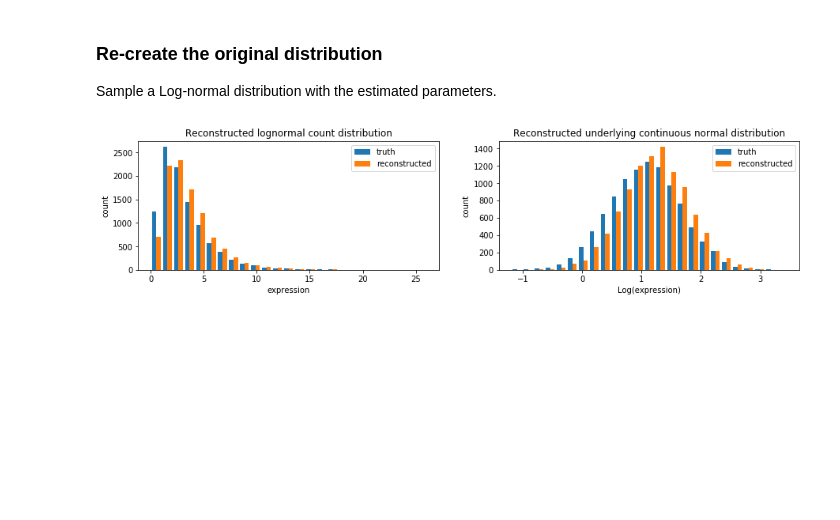
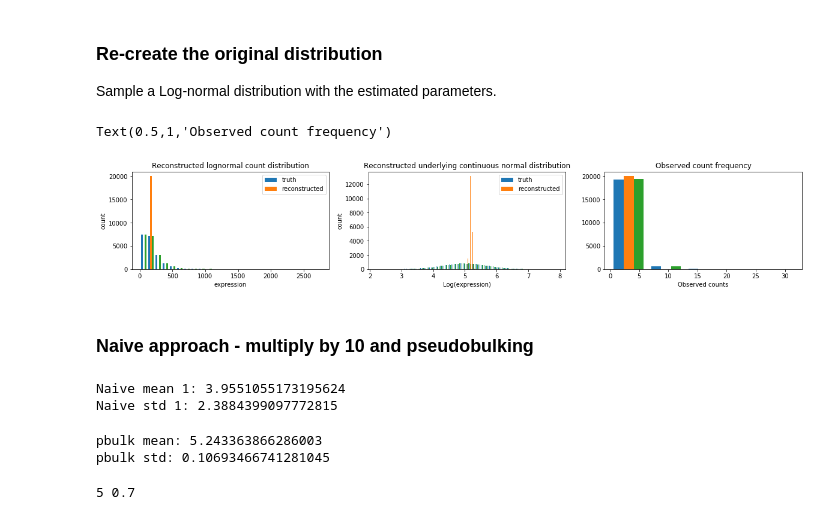
Before and after one commit to yelabucsf/scrna-parameter-estimation, a Jupyter notebook: notebooks/1d_em_simulation_lognormal.ipynb, the cells around one changed output. Cells and saved outputs as stored; diff of their text form; code cells hidden in the pictures; blank space fills up the shorter version.

```diff
--- a/notebooks/1d_em_simulation_lognormal.ipynb
+++ b/notebooks/1d_em_simulation_lognormal.ipynb
@@ -212,0 +278,4 @@ for itr in range(NUM_ITER):
+# %%
+data = data.join(
+    base_dataframe,
+    how='left')
@@ -231,20 +353,71 @@ Text(0.5,1,'log(scale) [mu]')
 Sample a Log-normal distribution with the estimated parameters.
 # %%
 reconstructed_counts = np.clip(
-    np.round(stats.lognorm.rvs(s=s, scale=scale, size=num_cells) ),
+    np.round(stats.lognorm.rvs(
+        s=sigma_hat,
+        scale=np.exp(mu_hat),
+        size=num_cells) ),
     a_min=0,
     a_max=1000).astype(np.int64)
-reconstructed_normal = stats.norm.rvs(loc=np.log(scale), scale=s, size=num_cells)
+
+reconstructed_counts_closed = np.clip(
+    np.round(stats.lognorm.rvs(
+        s=sigma_hat_closed,
+        scale=np.exp(mu_hat_closed),
+        size=num_cells) ),
+    a_min=0,
+    a_max=1000).astype(np.int64)
+
+reconstructed_normal = stats.norm.rvs(
+    loc=mu_hat,
+    scale=sigma_hat, size=num_cells)
+
+reconstructed_normal_closed = stats.norm.rvs(
+    loc=mu_hat_closed,
+    scale=sigma_hat_closed, size=num_cells)
+
+reconstructed_observed =  np.random.binomial(n=reconstructed_counts, p=p)
+reconstructed_observed_closed =  np.random.binomial(n=reconstructed_counts_closed, p=p)
 # %%
-plt.figure(figsize=(15, 3))
-plt.subplot(1, 2, 1);
-plt.hist([ground_truth_counts, reconstructed_counts], bins=25);
+plt.figure(figsize=(20, 3))
+plt.subplot(1, 3, 1);
+plt.hist([ground_truth_counts, reconstructed_counts, reconstructed_counts_closed], bins=25);
 plt.xlabel('expression');plt.ylabel('count'); plt.legend(['truth', 'reconstructed']);
 plt.title('Reconstructed lognormal count distribution');
 
-plt.subplot(1, 2, 2);
-plt.hist([normal_continuous, reconstructed_normal], bins=25);
+plt.subplot(1, 3, 2);
+plt.hist([normal_continuous, reconstructed_normal, reconstructed_normal_closed], bins=80);
 plt.xlabel('Log(expression)');plt.ylabel('count'); plt.legend(['truth', 'reconstructed'])
 plt.title('Reconstructed underlying continuous normal distribution');
+
+plt.subplot(1, 3, 3);
+plt.hist([observed, reconstructed_observed, reconstructed_observed_closed], bins=5);
+plt.xlabel('Observed counts')
+plt.title('Observed count frequency')
+#plt.ylim(0, 10)
 # %% [output]
+Text(0.5,1,'Observed count frequency')
-[figure, old version]
+[figure, new version]
+# %% [markdown]
+### Naive approach - multiply by 10 and pseudobulking
+# %%
+naive_mean_1 = np.nan_to_num(np.log(((1/p)*observed+1))).mean()
+naive_std_1 = np.nan_to_num(np.log(((1/p)*observed+1))).std()
+print('Naive mean 1:', naive_mean_1)
+print('Naive std 1:', naive_std_1)
+# %% [output]
+Naive mean 1: 3.9551055173195624
+Naive std 1: 2.3884399097772815
+# %%
+num_pbulk = 20000
+pbulks = np.array([np.random.choice(observed, size=int((1/p))).sum() for i in range(num_pbulk)])
+log_pbulks = np.log(pbulks+1)
+print('pbulk mean:', log_pbulks.mean())
+print('pbulk std:', log_pbulks.std())
+# %% [output]
+pbulk mean: 5.243363866286003
+pbulk std: 0.10693466741281045
+# %%
+print(mu, sigma)
+# %% [output]
+5 0.7
```
Also changed, not shown: parts of 43 cells of this notebook, 11 other files.
